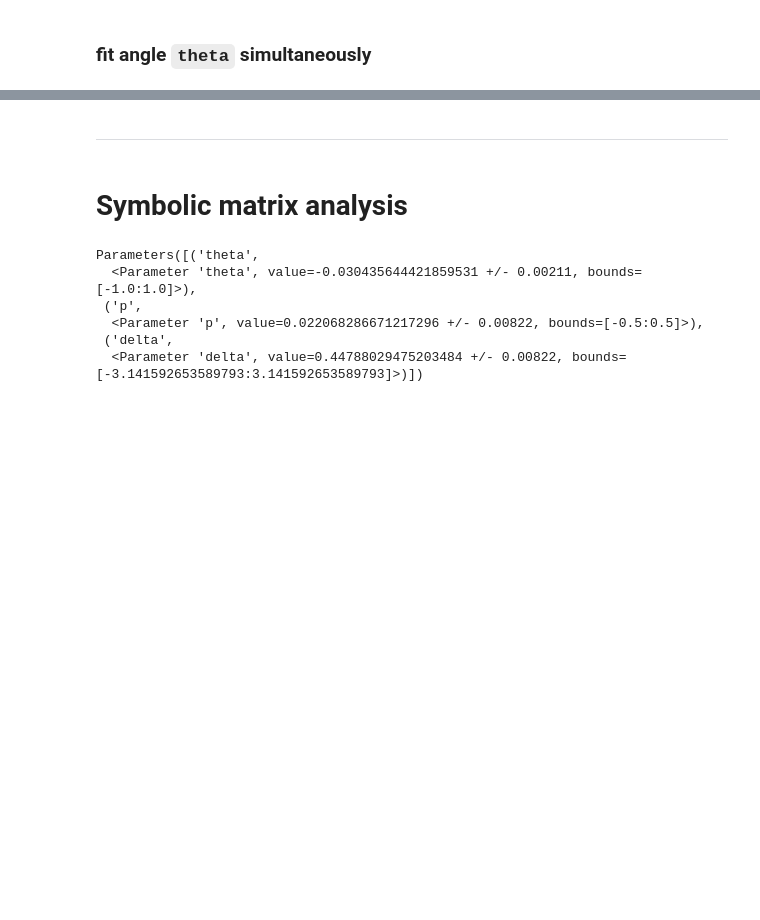
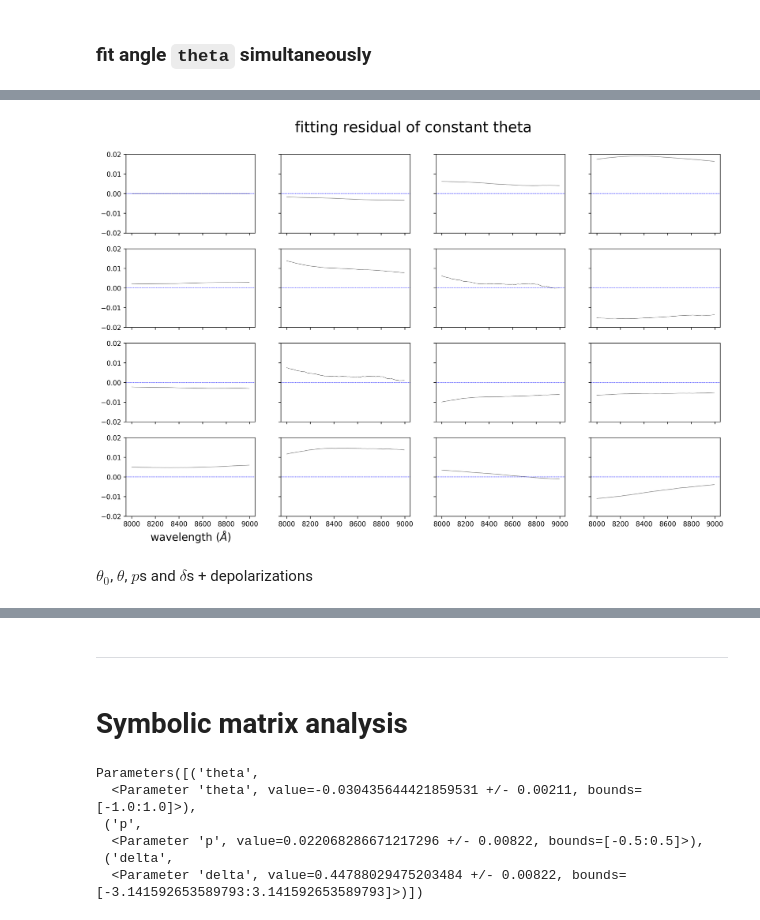
Before and after one commit to kouui/DSTHorizontalSpectroPolarimeter, a Jupyter notebook: calibration/homework_20180410_mmsp2.ipynb, the cells around one changed output, grey strips where cells are left out. Cells and saved outputs as stored; diff of their text form; code cells hidden in the pictures; blank space fills up the shorter version.

```diff
--- a/calibration/homework_20180410_mmsp2.ipynb
+++ b/calibration/homework_20180410_mmsp2.ipynb
@@ -402,0 +504,2 @@ print(result.residual.reshape(4,4))
+# %%
+y_data = mmFilter[xfit[0]:xfit[1],:,:]
@@ -402,0 +508,5 @@ print(result.residual.reshape(4,4))
+# %%
+result0 = fitMM45(y_data, isthetaConstant=True, isdepol=False, isQU=False, isretardC=False)
+fitResidual = result0.residual.reshape(y_data.shape[0],4,4)
+result0Array = fittingResult2Array(result0,y_data.shape[0])
+lmfit.report_fit(result0)
@@ -402,0 +522,17 @@ print(result.residual.reshape(4,4))
+# %%
+fig, axs = plt.subplots(4,4, figsize=(16,10), dpi=300, sharex=True, sharey=True)
+for i in range(4):
+    for j in range(4):
+        ax = axs[i,j]
+        ax.plot(wlFilter[xfit[0]:xfit[1]]*10, fitResidual[:,i,j], '-k', linewidth=0.7, alpha=0.5)
+        ax.set_ylim(-1.2,1.2)
+        ax.axhline(y=0, linestyle='--', linewidth=0.5, color='b')
+        ax.set_ylim(-0.02, 0.02)
+
+axs[0,0].legend(loc='best')
+axs[-1,0].set_xlabel('wavelength ($\AA$)', fontsize=16)
+fig.suptitle('fitting residual of constant theta', x=0.5, y=0.95, fontsize=22);
+# %% [output]
+[figure, added]
+# %% [markdown]
+$\theta_0$, $\theta$, $p$s and $\delta$s + depolarizations
```
Also changed, not shown: parts of 29 cells of this notebook, 1 other file.
